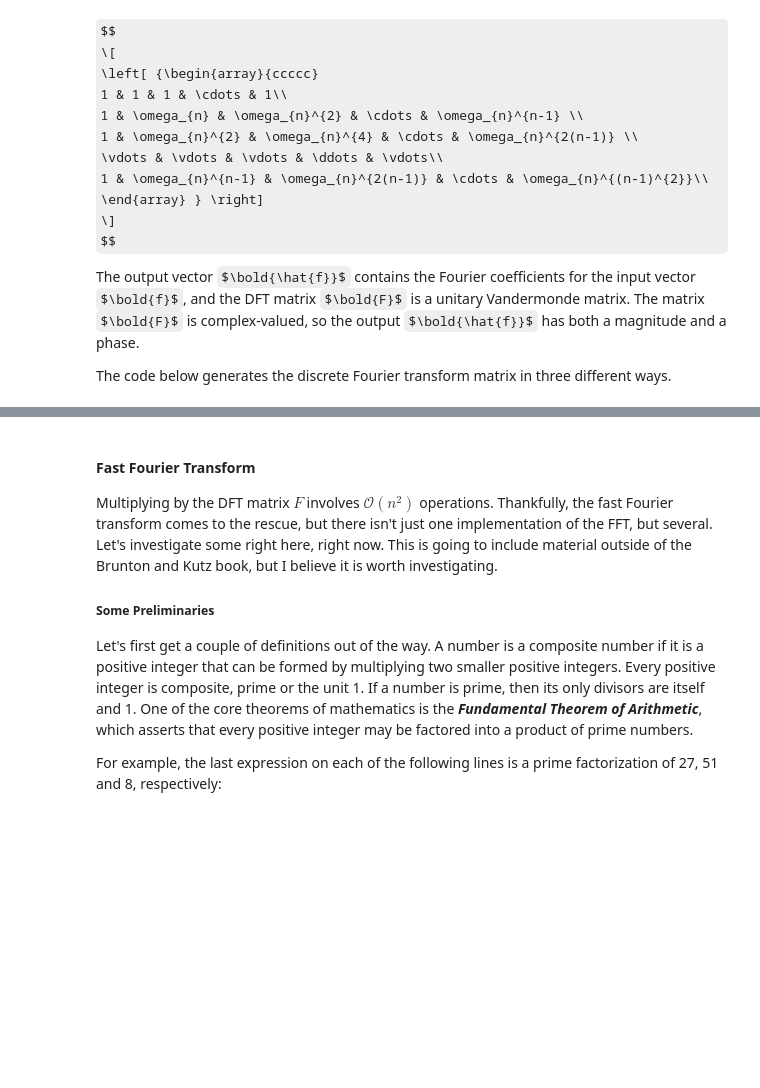
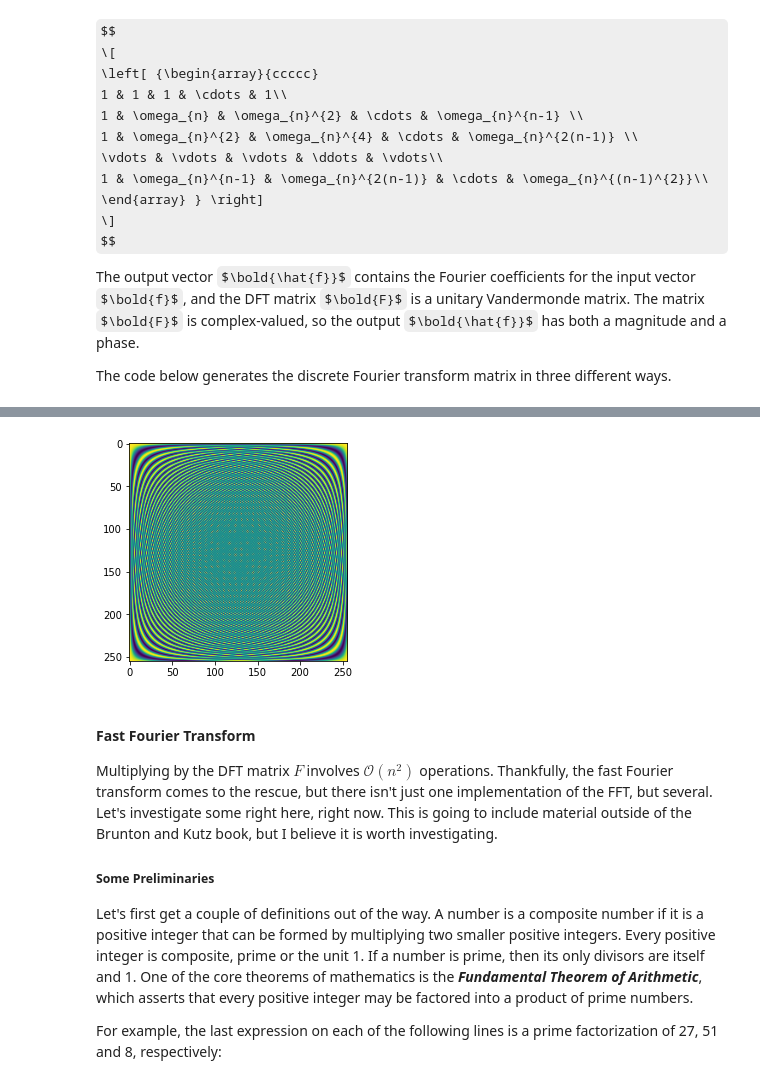
Before and after one commit to stochasticallyconverging/datadrivenengineering, a Jupyter notebook: FourierWavelet.ipynb, the cells around one changed output, grey strips where cells are left out. Cells and saved outputs as stored; diff of their text form; code cells hidden in the pictures; some formulas as TeX source; blank space fills up the shorter version.

```diff
--- a/FourierWavelet.ipynb
+++ b/FourierWavelet.ipynb
@@ -343,3 +335,12 @@ array([[1.        , 1.        , 1.        , ..., 1.        , 1.        ,
+# %%
+# Kevin's Alternative
+w = np.power(w, np.arange(0,n-1,1))
+F = np.vander(w,n, increasing=True)
+F = np.real(F)
+plt.imshow(F)
+plt.show()
+# %% [output]
+[figure, added]
 # %% [markdown]
 #### Fast Fourier Transform
 
```
Also changed, not shown: parts of 14 cells of this notebook, 1 other file.
